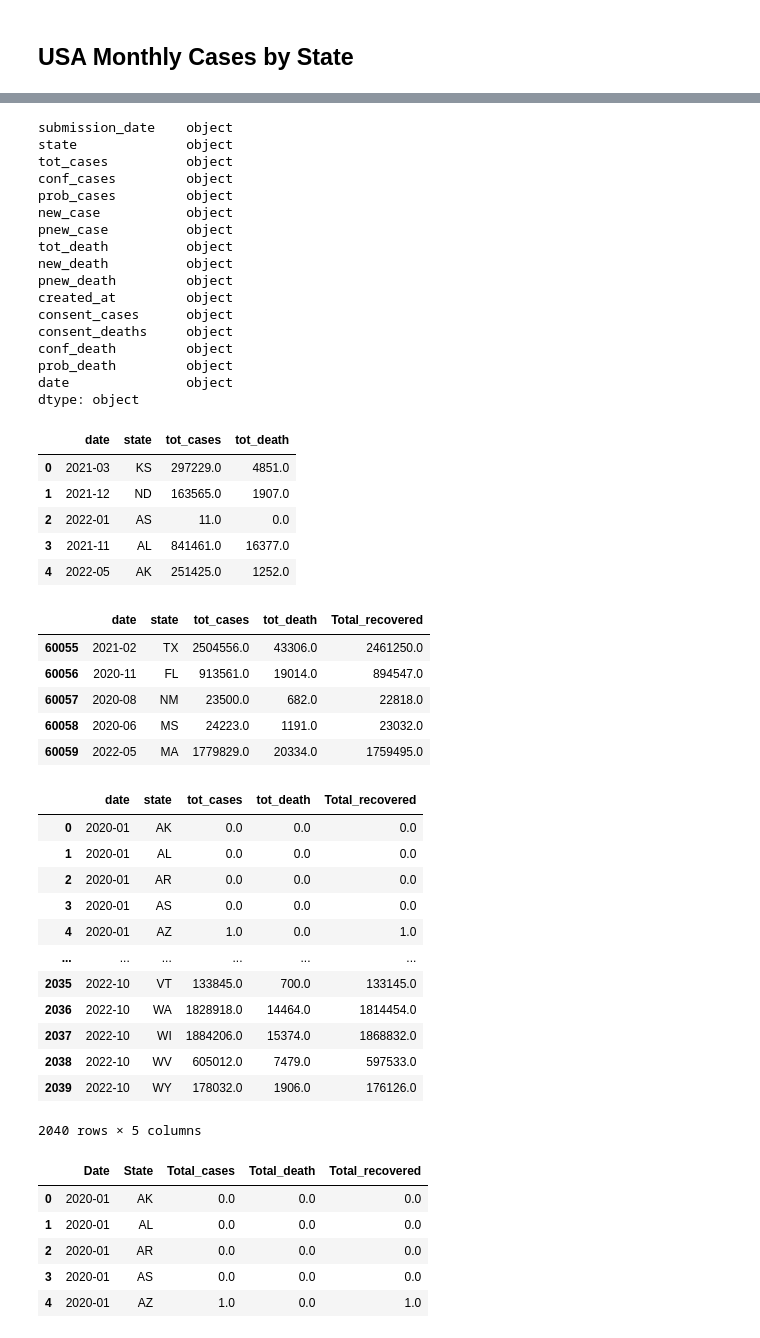
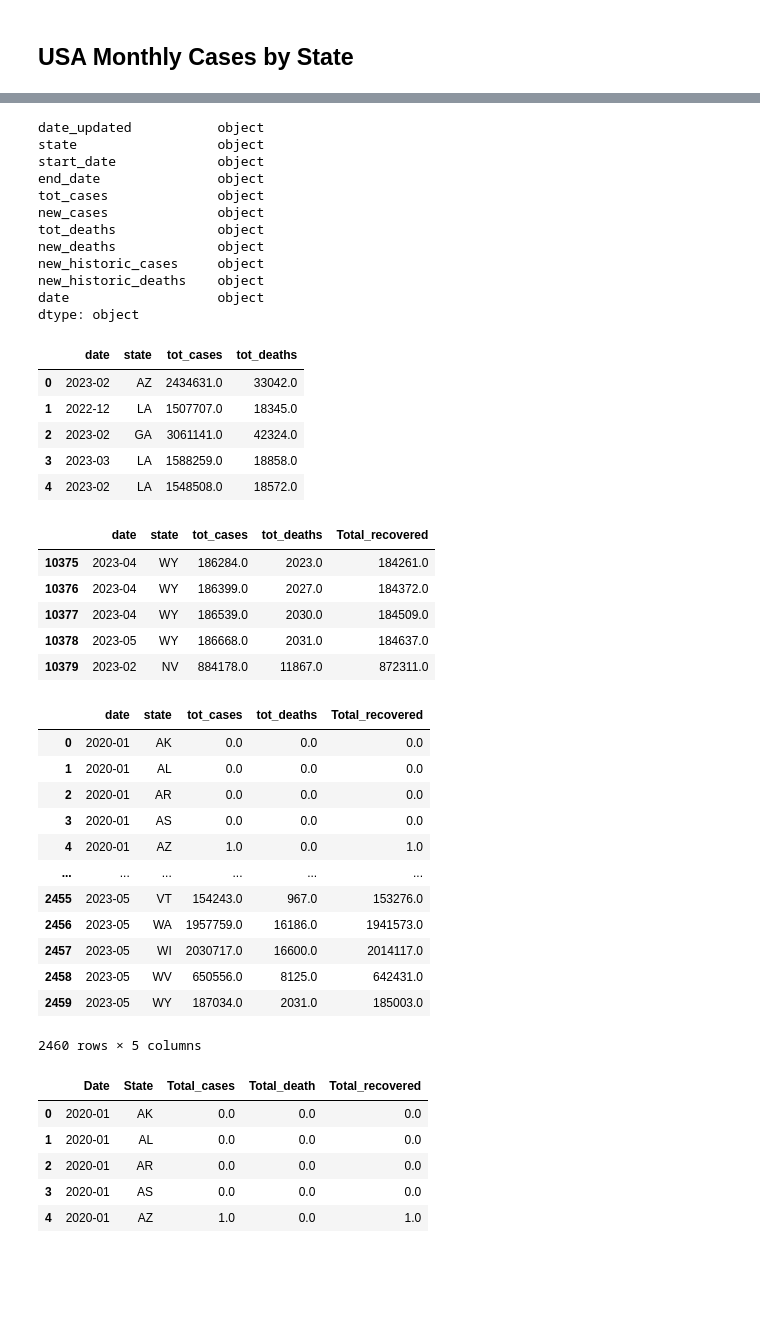
Before and after one commit to gotar1/COVID-19-Dashboard, a Jupyter notebook: Notebooks/analysis.ipynb, the cells around one changed output, grey strips where cells are left out. Drawn from its saved outputs; the diff is of its cells as text; code cells hidden in the pictures; blank space fills up the shorter version.

```diff
--- a/Notebooks/analysis.ipynb
+++ b/Notebooks/analysis.ipynb
@@ -27,8 +60,8 @@ client = Socrata("data.cdc.gov", my_token)
 
 # results returned as JSON from API / converted to Python list of
 # dictionaries by sodapy.
-results = client.get("9mfq-cb36", limit=100000)
-
+# results = client.get("9mfq-cb36", limit=10000000)
+results = client.get("pwn4-m3yp", limit=1000000000)
 # Convert to pandas DataFrame and display
 covid_df = pd.DataFrame.from_records(results)
 covid_df.tail()
@@ -42,5 +75,5 @@ covid_df.tail()
 # %%
 # add date columns which only has year and month for use with groupby later on..
-covid_df['date'] = pd.to_datetime(covid_df['submission_date']).dt.to_period('M').astype(str)
+covid_df['date'] = pd.to_datetime(covid_df['date_updated']).dt.to_period('M').astype(str)
 covid_df.tail()
 # %% [output]
@@ -53,38 +86,33 @@ covid_df.tail()
 # %%
 covid_df.dtypes
 # %% [output]
-submission_date    object
-state              object
-tot_cases          object
-conf_cases         object
-prob_cases         object
-new_case           object
-pnew_case          object
-tot_death          object
-new_death          object
-pnew_death         object
-created_at         object
-consent_cases      object
-consent_deaths     object
-conf_death         object
-prob_death         object
-date               object
+date_updated           object
+state                  object
+start_date             object
+end_date               object
+tot_cases              object
+new_cases              object
+tot_deaths             object
+new_deaths             object
+new_historic_cases     object
+new_historic_deaths    object
+date                   object
 dtype: object
 # %%
 # convert objects to float
 covid_df["tot_cases"] =  covid_df.tot_cases.astype(float)
-covid_df["tot_death"] = covid_df.tot_death.astype(float)
+covid_df["tot_deaths"] = covid_df.tot_deaths.astype(float)
 
 # select only the columns we gonna use and display df
-covid_df = covid_df[["date", "state", "tot_cases", "tot_death"]]
+covid_df = covid_df[["date", "state", "tot_cases", "tot_deaths"]]
 covid_df.head()
 # %% [output]
-|  | date | state | tot_cases | tot_death |
-| 0 | 2021-03 | KS | 297229.0 | 4851.0 |
-| 1 | 2021-12 | ND | 163565.0 | 1907.0 |
-| 2 | 2022-01 | AS | 11.0 | 0.0 |
-| 3 | 2021-11 | AL | 841461.0 | 16377.0 |
-| 4 | 2022-05 | AK | 251425.0 | 1252.0 |
+|  | date | state | tot_cases | tot_deaths |
+| 0 | 2023-02 | AZ | 2434631.0 | 33042.0 |
+| 1 | 2022-12 | LA | 1507707.0 | 18345.0 |
+| 2 | 2023-02 | GA | 3061141.0 | 42324.0 |
+| 3 | 2023-03 | LA | 1588259.0 | 18858.0 |
+| 4 | 2023-02 | LA | 1548508.0 | 18572.0 |
 # %%
 # covid_test = covid_max.loc[(covid_max['state'] == 'TX')]
 # covid_test.head(60)
@@ -94,32 +122,32 @@ covid_df.head()
 # state_df.head()
 # %%
 # add total recovery columns to df
-covid_df["Total_recovered"] = covid_df.tot_cases - covid_df.tot_death
+covid_df["Total_recovered"] = covid_df.tot_cases - covid_df.tot_deaths
 covid_df.tail()
 # %% [output]
-|  | date | state | tot_cases | tot_death | Total_recovered |
-| 60055 | 2021-02 | TX | 2504556.0 | 43306.0 | 2461250.0 |
-| 60056 | 2020-11 | FL | 913561.0 | 19014.0 | 894547.0 |
-| 60057 | 2020-08 | NM | 23500.0 | 682.0 | 22818.0 |
-| 60058 | 2020-06 | MS | 24223.0 | 1191.0 | 23032.0 |
-| 60059 | 2022-05 | MA | 1779829.0 | 20334.0 | 1759495.0 |
+|  | date | state | tot_cases | tot_deaths | Total_recovered |
+| 10375 | 2023-04 | WY | 186284.0 | 2023.0 | 184261.0 |
+| 10376 | 2023-04 | WY | 186399.0 | 2027.0 | 184372.0 |
+| 10377 | 2023-04 | WY | 186539.0 | 2030.0 | 184509.0 |
+| 10378 | 2023-05 | WY | 186668.0 | 2031.0 | 184637.0 |
+| 10379 | 2023-02 | NV | 884178.0 | 11867.0 | 872311.0 |
 # %%
 # groupby date and state and take the mean value to get monthly average..
 covid_monthly_df = round(covid_df.groupby(["date", "state"]).max().reset_index(), 2)
 covid_monthly_df
 # %% [output]
-|  | date | state | tot_cases | tot_death | Total_recovered |
+|  | date | state | tot_cases | tot_deaths | Total_recovered |
 | 0 | 2020-01 | AK | 0.0 | 0.0 | 0.0 |
 | 1 | 2020-01 | AL | 0.0 | 0.0 | 0.0 |
 | 2 | 2020-01 | AR | 0.0 | 0.0 | 0.0 |
 | 3 | 2020-01 | AS | 0.0 | 0.0 | 0.0 |
 | 4 | 2020-01 | AZ | 1.0 | 0.0 | 1.0 |
 | ... | ... | ... | ... | ... | ... |
-| 2035 | 2022-10 | VT | 133845.0 | 700.0 | 133145.0 |
-| 2036 | 2022-10 | WA | 1828918.0 | 14464.0 | 1814454.0 |
-| 2037 | 2022-10 | WI | 1884206.0 | 15374.0 | 1868832.0 |
-| 2038 | 2022-10 | WV | 605012.0 | 7479.0 | 597533.0 |
-| 2039 | 2022-10 | WY | 178032.0 | 1906.0 | 176126.0 |
+| 2455 | 2023-05 | VT | 154243.0 | 967.0 | 153276.0 |
+| 2456 | 2023-05 | WA | 1957759.0 | 16186.0 | 1941573.0 |
+| 2457 | 2023-05 | WI | 2030717.0 | 16600.0 | 2014117.0 |
+| 2458 | 2023-05 | WV | 650556.0 | 8125.0 | 642431.0 |
+| 2459 | 2023-05 | WY | 187034.0 | 2031.0 | 185003.0 |
-2040 rows × 5 columns
+2460 rows × 5 columns
 # %%
 # rename columns. name gotta be compatable wth sqlite database naming potocol.
```
Also changed, not shown: parts of 18 cells of this notebook, 5 other files.
